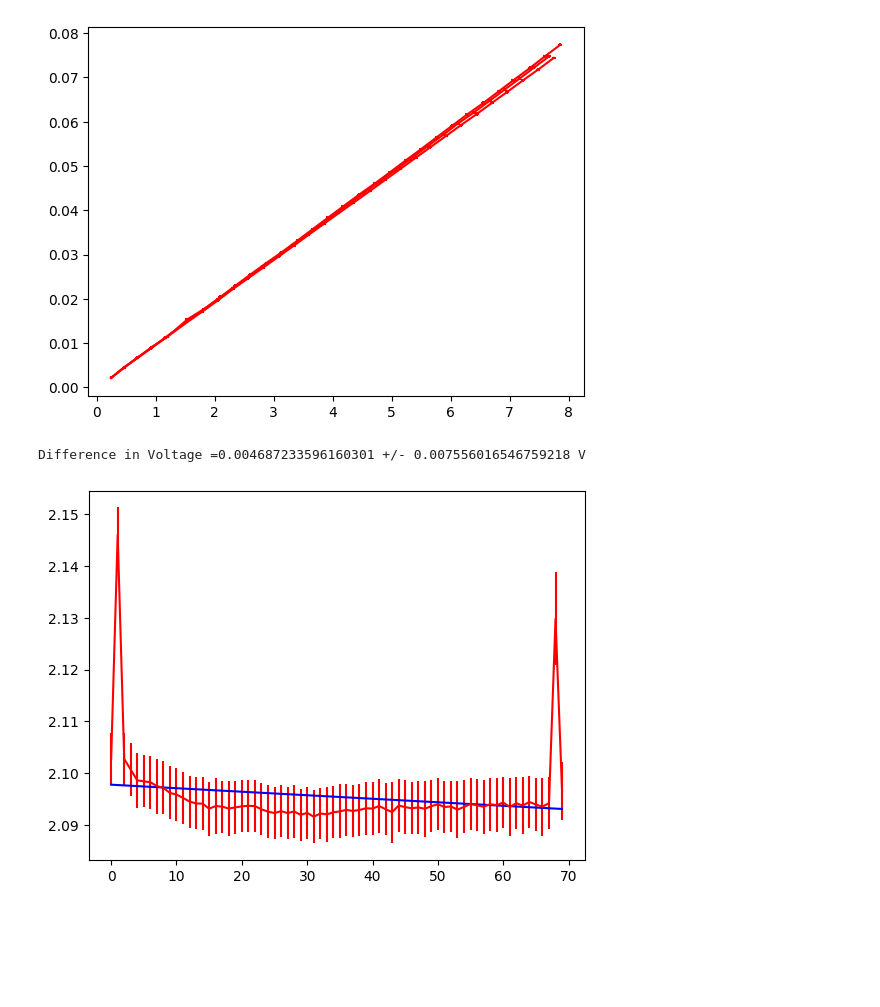
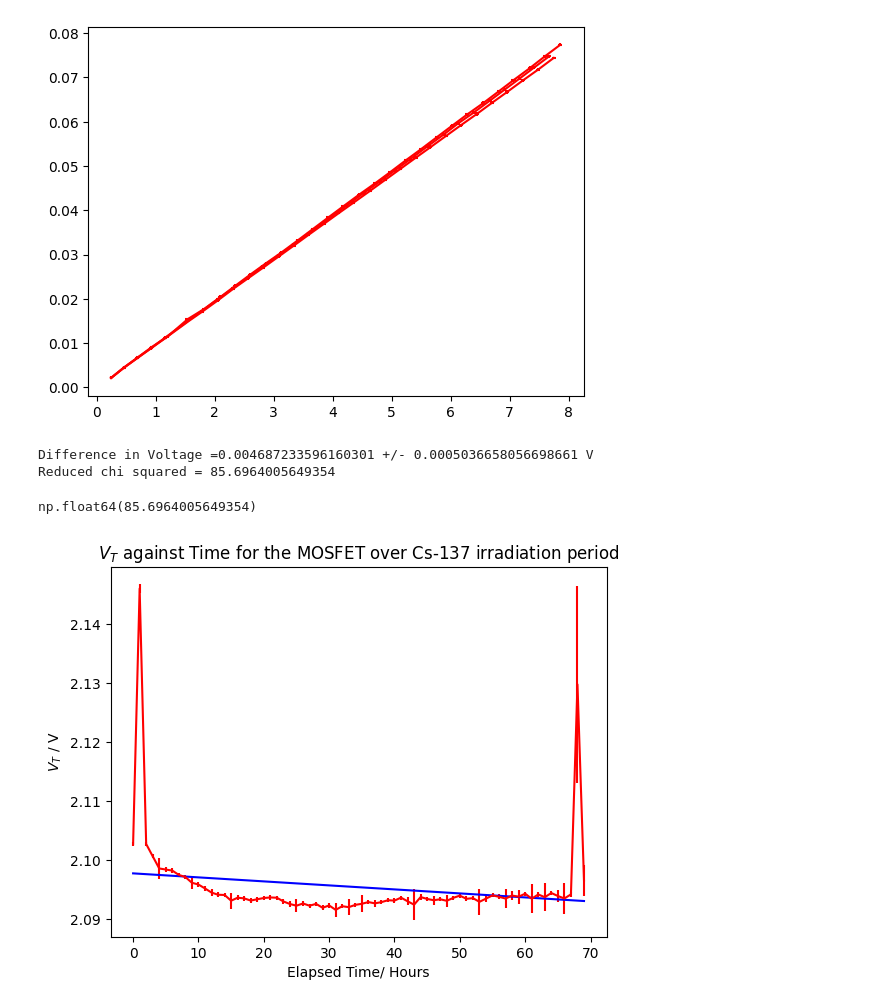
Before and after one commit to fhirstplace/Python-Labs-EDOS, a Jupyter notebook: xml graph maker (all).ipynb, the cells around one changed output. Cells and saved outputs as stored; diff of their text form; code cells hidden in the pictures; blank space fills up the shorter version.

Commit message:
Best fit lines and chi2

```diff
--- a/xml graph maker (all).ipynb
+++ b/xml graph maker (all).ipynb
@@ -6,6 +6,12 @@ import matplotlib.pyplot as plt
 # %%
-
-
+def chi2 (modelvalues, data, errors):
+    chisq = 0
+    for i in range(len(data)):
+        chisq += ((data[i]-modelvalues[i])**2)/errors[i]**2
+    Dof = len(data) - 1 # 1 parameter, the gradient of the line
+    reducedchi2 = chisq/Dof
+    print( 'Reduced chi squared = ' + str(reducedchi2))
+    return reducedchi2
 #parse data
 def xml_to_datasets(data_file):
     tree = ET.parse(data_file)
@@ -184,7 +190,7 @@ def steepest_time_best_fit(datasets, colour = 'red', label = 'Best fit line'):
     diff = np.abs(line[0]-line[-1])
     differr = np.sqrt(line_err0**2 + line_err1**2)
     print('Difference in Voltage =' + str(diff) + ' +/- ' + str(differr) + ' V' )
-    return [Threshs, thresherrs]
+    return [Threshs, thresherrs, line]
 
 def plot_iv_mA(datasets):
 
@@ -431,14 +439,19 @@ plot_iv(alphadata, colour = 'red', label = None)
 # %%
 #Cs-137 mosftet over time
 fig, ax = plt.subplots()
 ax = [ax]
 #plot_steepest_threshold_time(datasetsbeta1, colour = 'red', label = None) # this is just 1 point
 #plot_steepest_threshold_time(datasetsbeta2, colour = 'orange', label = None)
-alan, glep = steepest_time_best_fit(datasetsbeta3, colour = 'red', label = None)
+alan, glep , MrBoss= steepest_time_best_fit(datasetsbeta3, colour = 'red', label = None)
 #plot_steepest_threshold_time(datasetsbeta4, colour = 'green', label = None)
 DiffbetaT, errbetaT = np.abs(alan[0]-alan[-1]), np.sqrt(glep[0]**2+glep[-1]**2)
-
+plt.title( "$V_T$ against Time for the MOSFET over Cs-137 irradiation period")
+ax[0].set_ylabel('$V_T$ / V')
+ax[0].set_xlabel('Elapsed Time/ Hours')
 #print('Difference in Voltage = ' + str(DiffbetaT) + ' V +/- ' + str(errbetaT))
+chi2(MrBoss, alan, glep)
 # %% [output]
-Difference in Voltage =0.004687233596160301 +/- 0.007556016546759218 V
+Difference in Voltage =0.004687233596160301 +/- 0.0005036658056698661 V
+Reduced chi squared = 85.6964005649354
+np.float64(85.6964005649354)
-[figure, old version]
+[figure, new version]
```
Also changed, not shown: parts of 6 cells of this notebook, 1 other file.
